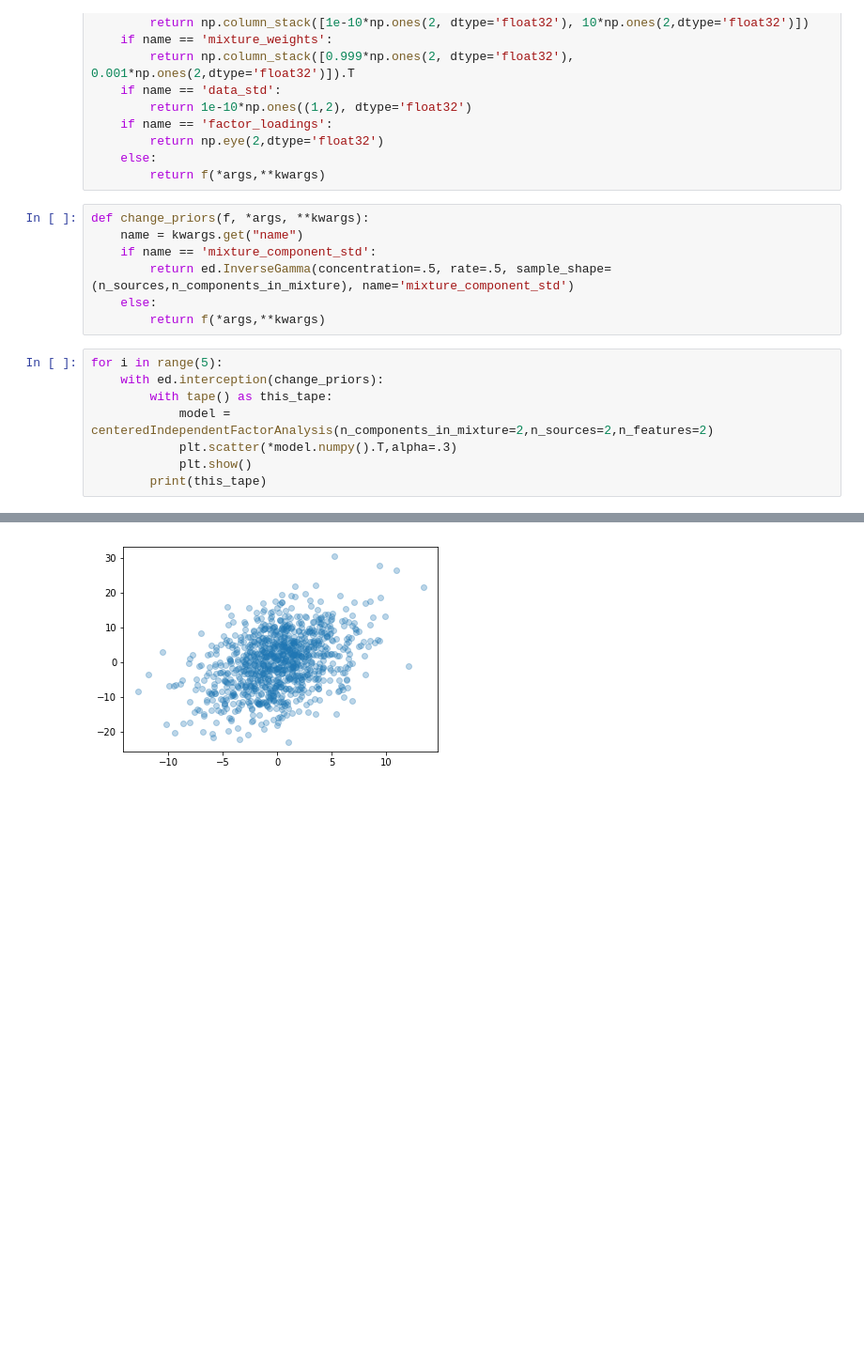
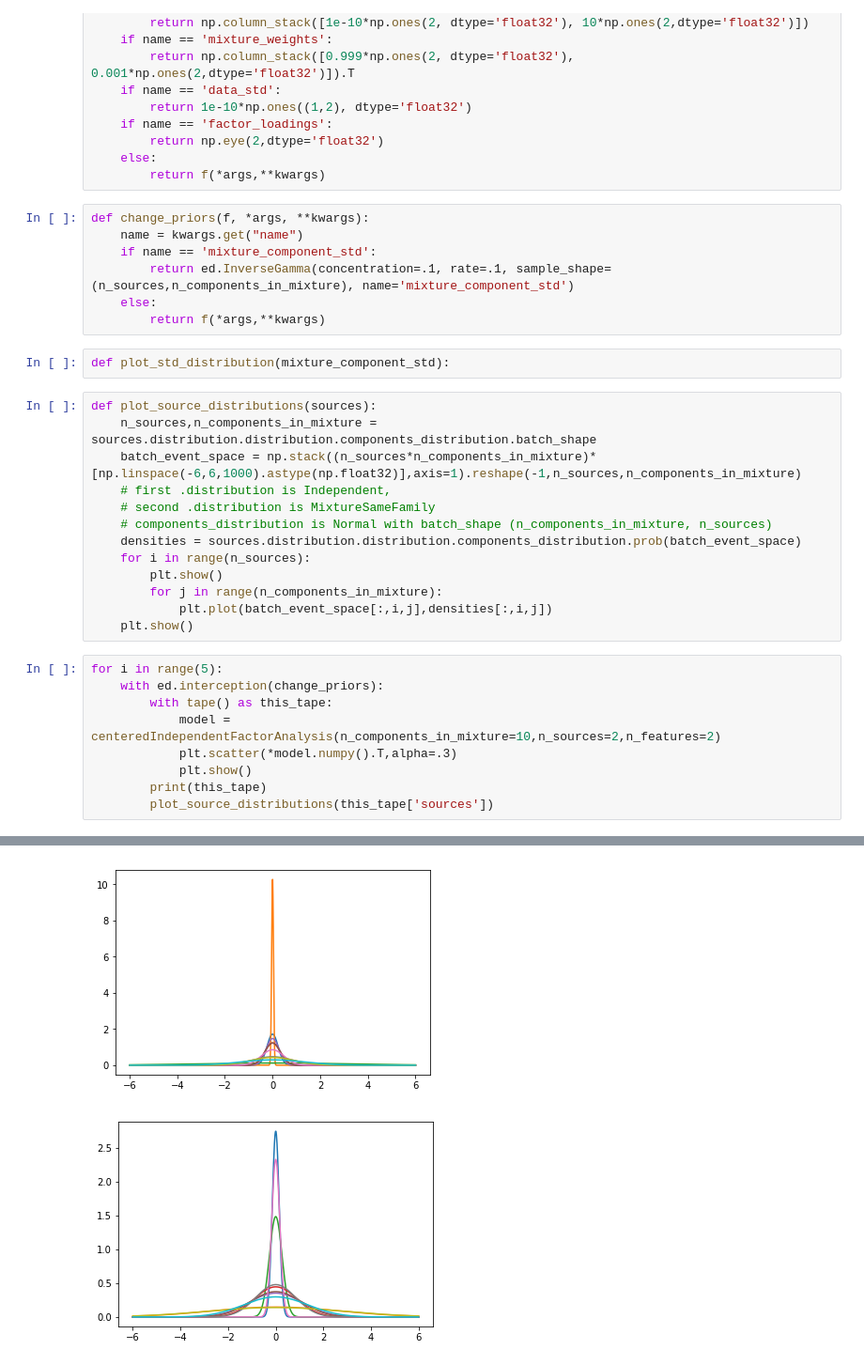
Before and after one commit to deoxyribose/FactOrCluster, a Jupyter notebook: cifa_independent.ipynb, the cells around one changed output, grey strips where cells are left out. Shown at 94% size. Saved outputs shown, nothing was run; the diff lists cells and outputs as text; blank space fills up the shorter version.

Commit message:
source density plots

```diff
--- a/cifa_independent.ipynb
+++ b/cifa_independent.ipynb
@@ -39,15 +41,31 @@ def star(f, *args, **kwargs):
 def change_priors(f, *args, **kwargs):
     name = kwargs.get("name")
     if name == 'mixture_component_std':
-        return ed.InverseGamma(concentration=.5, rate=.5, sample_shape=(n_sources,n_components_in_mixture), name='mixture_component_std')
+        return ed.InverseGamma(concentration=.1, rate=.1, sample_shape=(n_sources,n_components_in_mixture), name='mixture_component_std')
     else:
         return f(*args,**kwargs)
+# %%
+def plot_std_distribution(mixture_component_std):
+# %%
+def plot_source_distributions(sources):
+    n_sources,n_components_in_mixture = sources.distribution.distribution.components_distribution.batch_shape
+    batch_event_space = np.stack((n_sources*n_components_in_mixture)*[np.linspace(-6,6,1000).astype(np.float32)],axis=1).reshape(-1,n_sources,n_components_in_mixture)
+    # first .distribution is Independent,
+    # second .distribution is MixtureSameFamily
+    # components_distribution is Normal with batch_shape (n_components_in_mixture, n_sources)
+    densities = sources.distribution.distribution.components_distribution.prob(batch_event_space)
+    for i in range(n_sources):
+        plt.show()
+        for j in range(n_components_in_mixture):
+            plt.plot(batch_event_space[:,i,j],densities[:,i,j])
+    plt.show()
 # %%
 for i in range(5):
     with ed.interception(change_priors):
         with tape() as this_tape:
-            model = centeredIndependentFactorAnalysis(n_components_in_mixture=2,n_sources=2,n_features=2)
+            model = centeredIndependentFactorAnalysis(n_components_in_mixture=10,n_sources=2,n_features=2)
             plt.scatter(*model.numpy().T,alpha=.3)
             plt.show()
         print(this_tape)
+        plot_source_distributions(this_tape['sources'])
 # %% [output]
@@ -72 +90,2 @@ array([[-0.48787332, 21.479042  ],
-[figure, old version]
+[figure, new version]
+[figure, new version]
```
Also changed, not shown: parts of 13 cells of this notebook.
